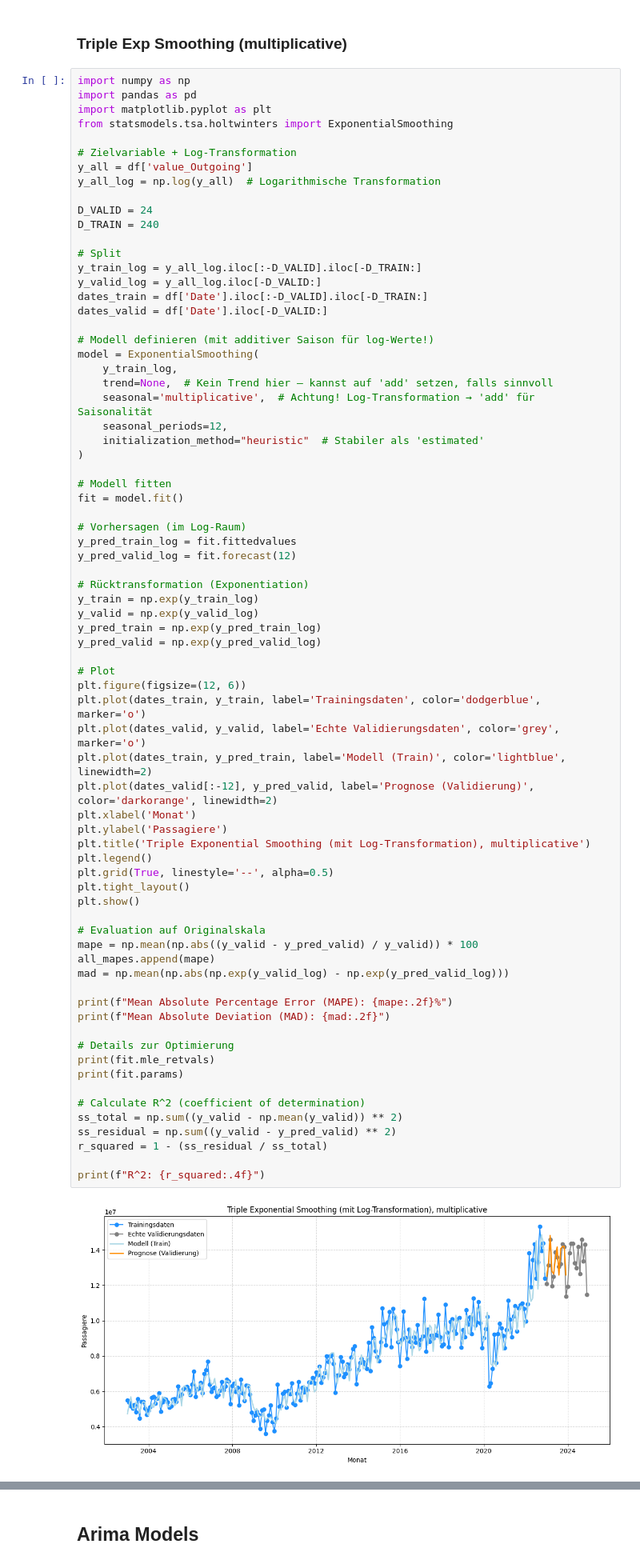
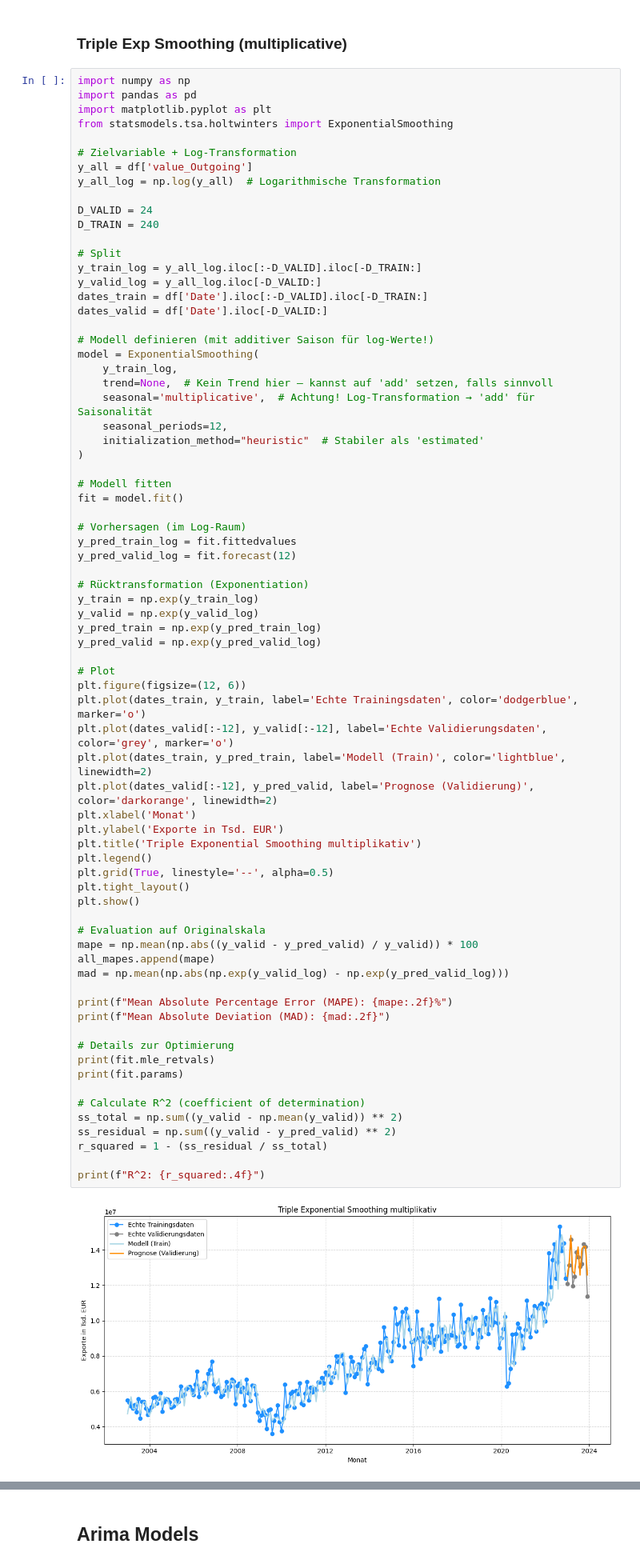
Before and after one commit to eliaspfe/BI_Vorlesung, a Jupyter notebook: Forecasting_Exports.ipynb, the cells around one changed output, grey strips where cells are left out. Shown at 80% size. Saved outputs shown, nothing was run; the diff lists cells and outputs as text.

```diff
--- a/Forecasting_Exports.ipynb
+++ b/Forecasting_Exports.ipynb
@@ -641,38 +708,38 @@ y_pred_valid = np.exp(y_pred_valid_log)
 
 # Plot
 plt.figure(figsize=(12, 6))
-plt.plot(dates_train, y_train, label='Trainingsdaten', color='dodgerblue', marker='o')
-plt.plot(dates_valid, y_valid, label='Echte Validierungsdaten', color='grey', marker='o')
+plt.plot(dates_train, y_train, label='Echte Trainingsdaten', color='dodgerblue', marker='o')
+plt.plot(dates_valid[:-12], y_valid[:-12], label='Echte Validierungsdaten', color='grey', marker='o')
 plt.plot(dates_train, y_pred_train, label='Modell (Train)', color='lightblue', linewidth=2)
 plt.plot(dates_valid[:-12], y_pred_valid, label='Prognose (Validierung)', color='darkorange', linewidth=2)
 plt.xlabel('Monat')
-plt.ylabel('Passagiere')
-plt.title('Triple Exponential Smoothing (mit Log-Transformation), multiplicative')
+plt.ylabel('Exporte in Tsd. EUR')
+plt.title('Triple Exponential Smoothing multiplikativ')
 plt.legend()
 plt.grid(True, linestyle='--', alpha=0.5)
 plt.tight_layout()
 plt.show()
 
 # Evaluation auf Originalskala
 mape = np.mean(np.abs((y_valid - y_pred_valid) / y_valid)) * 100
 all_mapes.append(mape)
 mad = np.mean(np.abs(np.exp(y_valid_log) - np.exp(y_pred_valid_log)))
 
 print(f"Mean Absolute Percentage Error (MAPE): {mape:.2f}%")
 print(f"Mean Absolute Deviation (MAD): {mad:.2f}")
 
 # Details zur Optimierung
 print(fit.mle_retvals)
 print(fit.params)
 
 # Calculate R^2 (coefficient of determination)
 ss_total = np.sum((y_valid - np.mean(y_valid)) ** 2)
 ss_residual = np.sum((y_valid - y_pred_valid) ** 2)
 r_squared = 1 - (ss_residual / ss_total)
 
 print(f"R^2: {r_squared:.4f}")
 # %% [output]
-[figure, old version]
+[figure, new version]
 Mean Absolute Percentage Error (MAPE): 3.53%
 Mean Absolute Deviation (MAD): 444075.40
  message: Optimization terminated successfully
```
Also changed, not shown: parts of 13 cells of this notebook, 1 other file.
